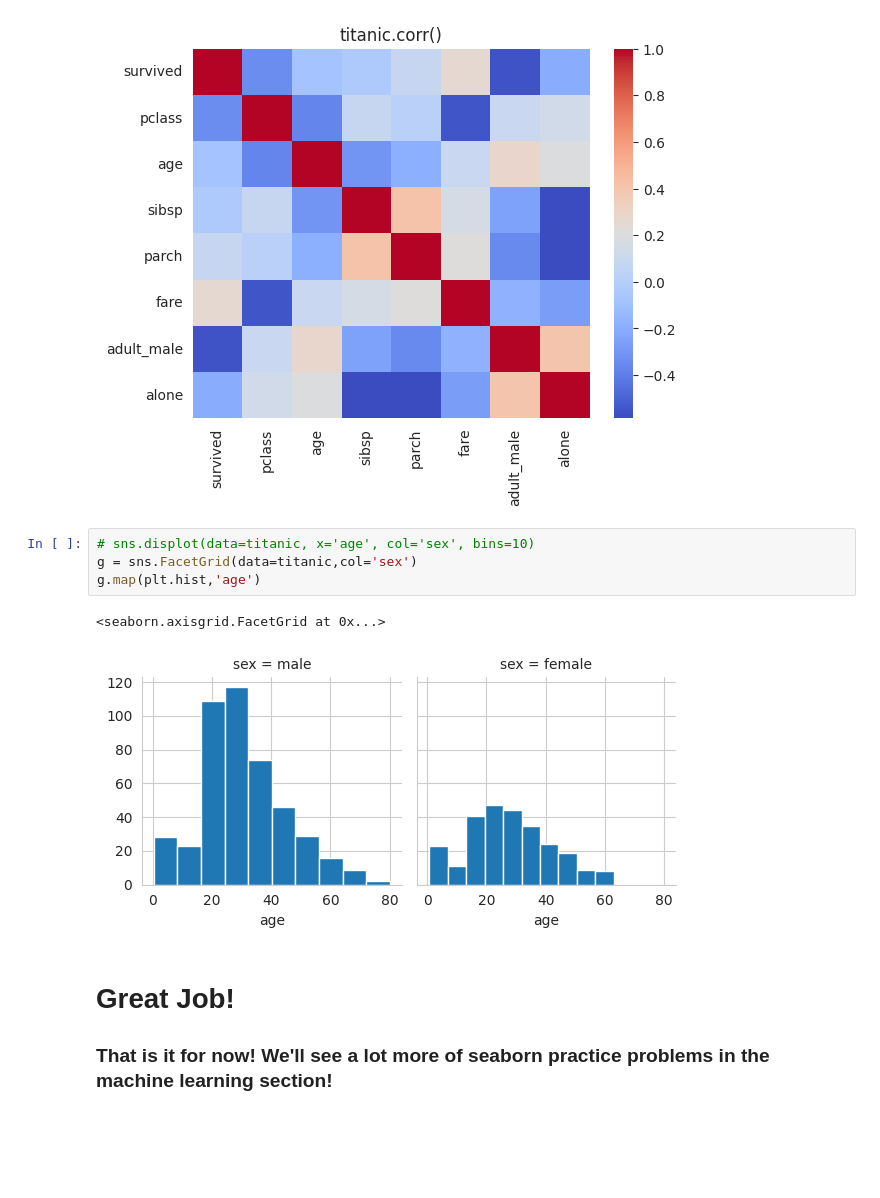
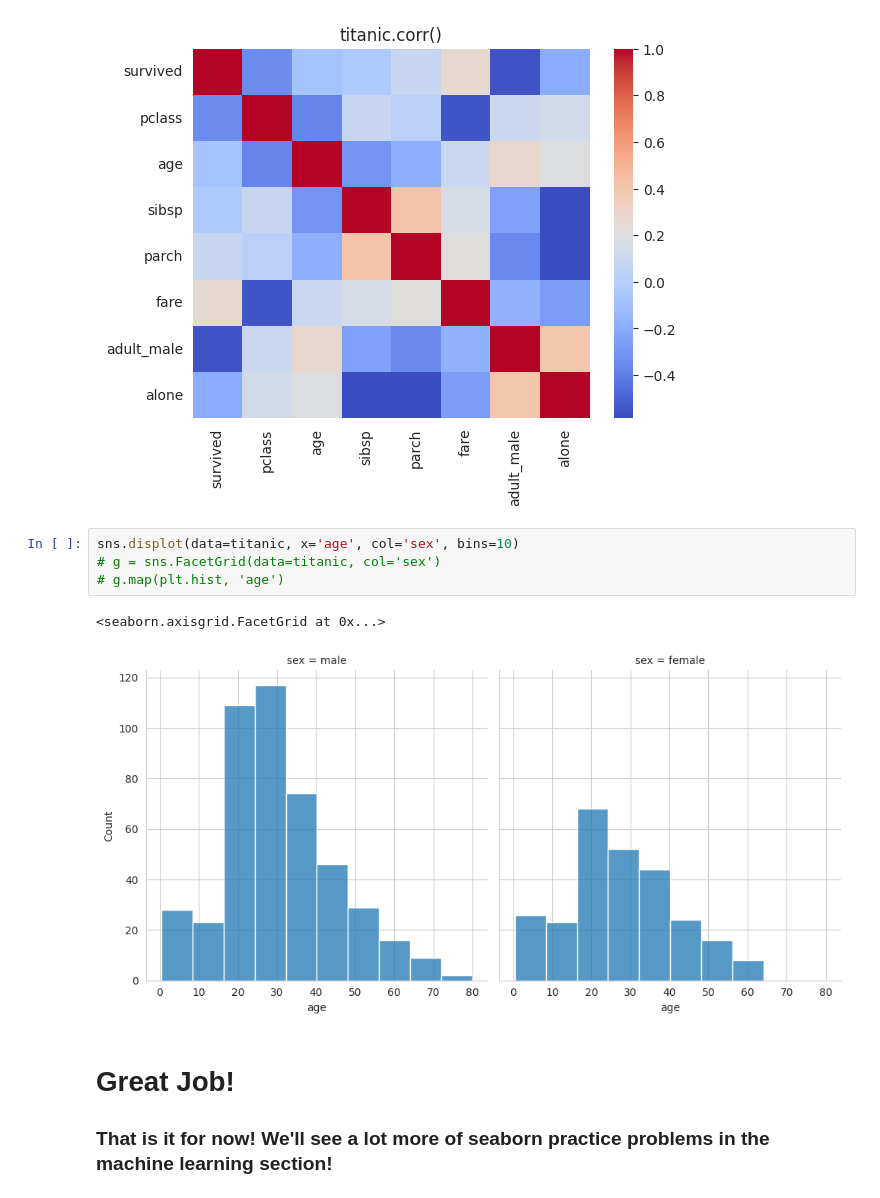
Before and after one commit to JonathanTSilva/HL-Python, a Jupyter notebook: Build/Course-PDSML/03-Python-for-Data-Visualization/Seaborn/Seaborn Exercises .ipynb, the cells around one changed output. Drawn from its saved outputs; the diff is of its cells as text; blank space fills up the shorter version.

```diff
--- a/Build/Course-PDSML/03-Python-for-Data-Visualization/Seaborn/Seaborn Exercises .ipynb
+++ b/Build/Course-PDSML/03-Python-for-Data-Visualization/Seaborn/Seaborn Exercises .ipynb
@@ -66,12 +66,12 @@ plt.title('titanic.corr()')
 Text(0.5, 1.0, 'titanic.corr()')
 [figure]
 # %%
-# sns.displot(data=titanic, x='age', col='sex', bins=10)
-g = sns.FacetGrid(data=titanic,col='sex')
-g.map(plt.hist,'age')
+sns.displot(data=titanic, x='age', col='sex', bins=10)
+# g = sns.FacetGrid(data=titanic, col='sex')
+# g.map(plt.hist, 'age')
 # %% [output]
 <seaborn.axisgrid.FacetGrid at 0x...>
-[figure, old version]
+[figure, new version]
 # %% [markdown]
 # Great Job!
 
```
